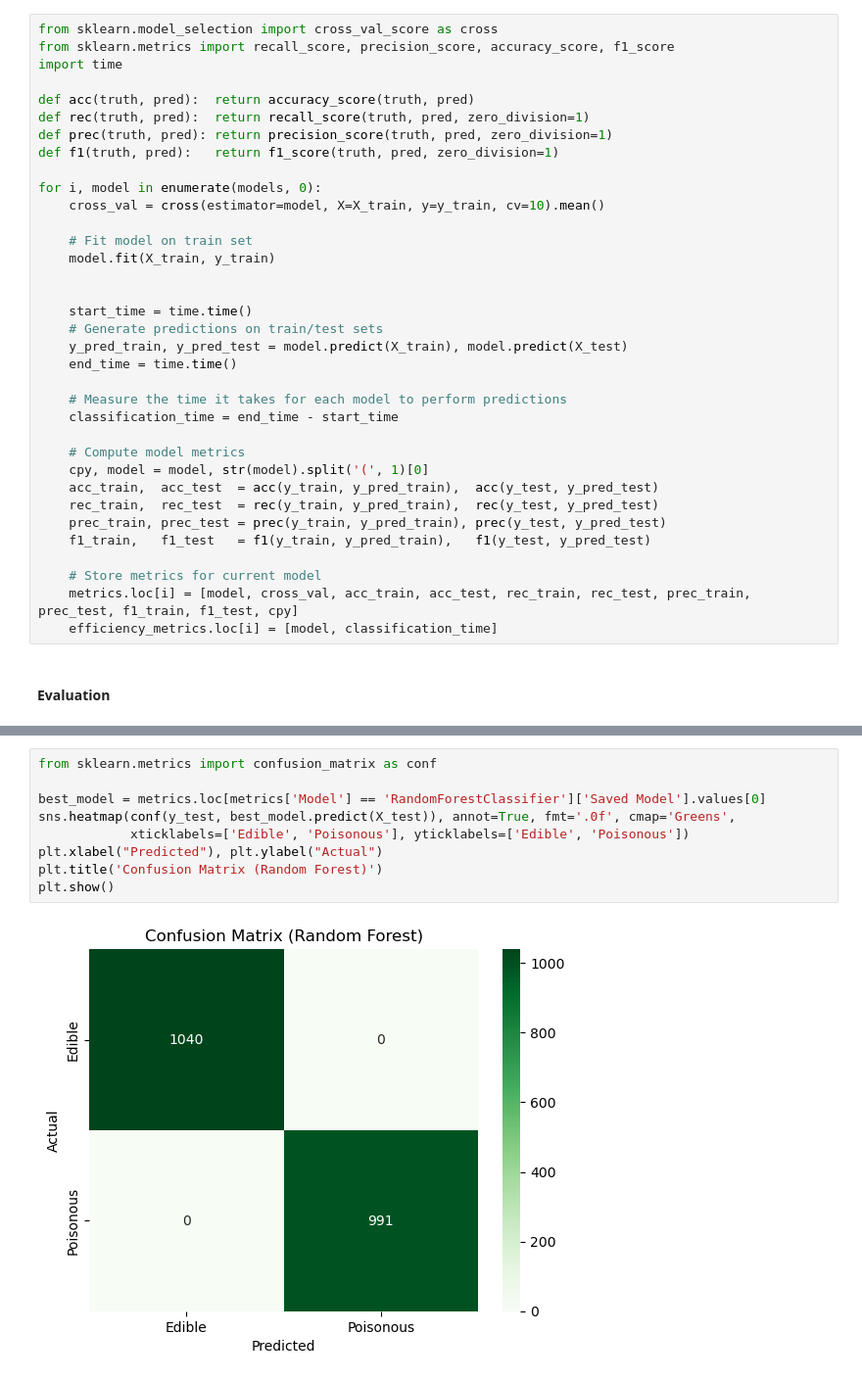
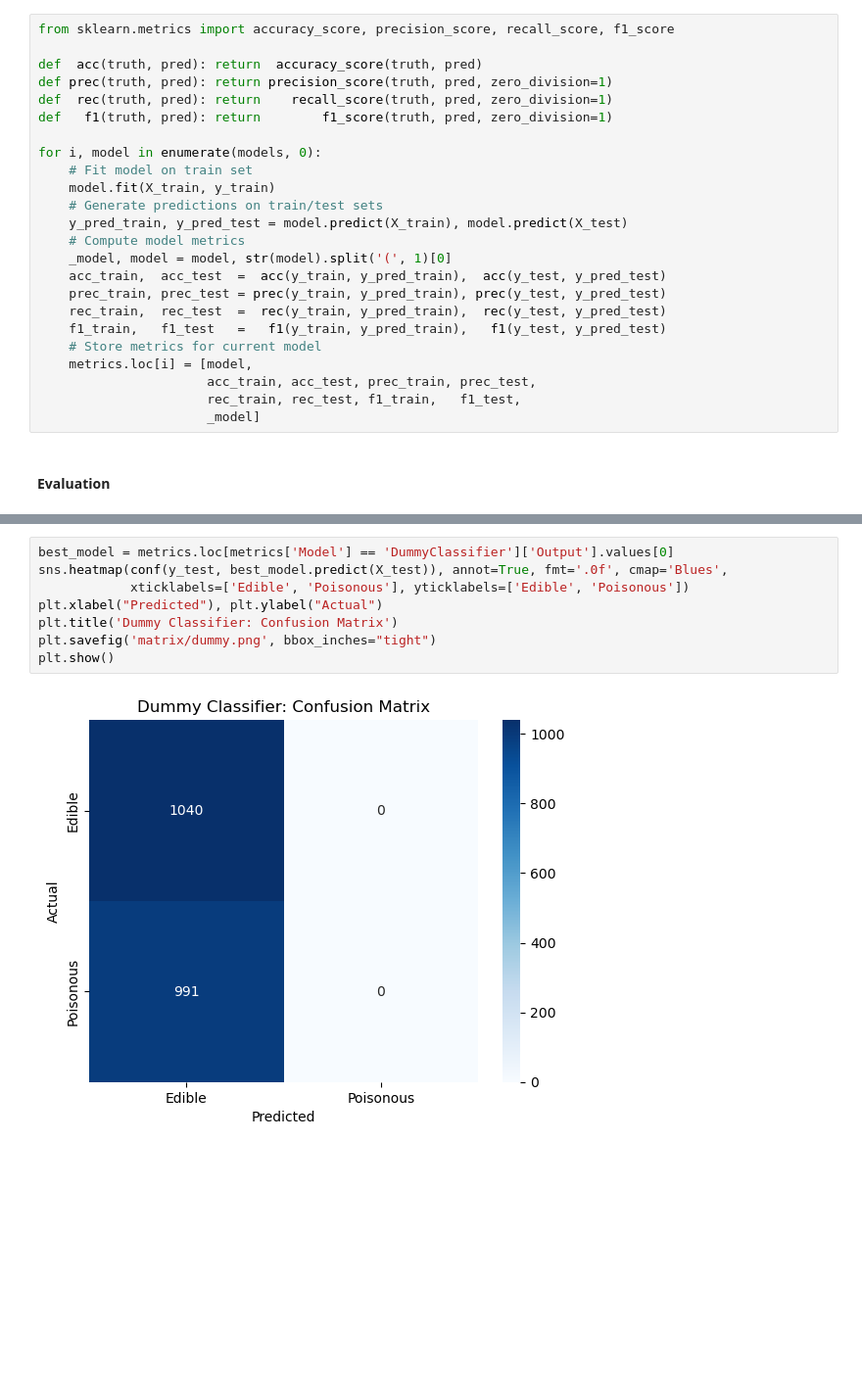
Before and after one commit to dharora/ECS171GroupProject, a Jupyter notebook: project.ipynb, the cells around one changed output, grey strips where cells are left out. Shown: that part at 98% size. Cells and saved outputs as stored; diff of their text form; blank space fills up the shorter version.

```diff
--- a/project.ipynb
+++ b/project.ipynb
@@ -248,37 +179,26 @@ efficiency_metrics = pd.DataFrame(columns=['Model', 'Classification Time'])
 # %%
-from sklearn.model_selection import cross_val_score as cross
-from sklearn.metrics import recall_score, precision_score, accuracy_score, f1_score
-import time
+from sklearn.metrics import accuracy_score, precision_score, recall_score, f1_score
 
-def acc(truth, pred):  return accuracy_score(truth, pred)
-def rec(truth, pred):  return recall_score(truth, pred, zero_division=1)
+def  acc(truth, pred): return  accuracy_score(truth, pred)
 def prec(truth, pred): return precision_score(truth, pred, zero_division=1)
-def f1(truth, pred):   return f1_score(truth, pred, zero_division=1)
+def  rec(truth, pred): return    recall_score(truth, pred, zero_division=1)
+def   f1(truth, pred): return        f1_score(truth, pred, zero_division=1)
 
 for i, model in enumerate(models, 0):
-    cross_val = cross(estimator=model, X=X_train, y=y_train, cv=10).mean()
-
     # Fit model on train set
     model.fit(X_train, y_train)
-
-
-    start_time = time.time()
     # Generate predictions on train/test sets
     y_pred_train, y_pred_test = model.predict(X_train), model.predict(X_test)
-    end_time = time.time()
-
-    # Measure the time it takes for each model to perform predictions
-    classification_time = end_time - start_time
-
     # Compute model metrics
-    cpy, model = model, str(model).split('(', 1)[0]
-    acc_train,  acc_test  = acc(y_train, y_pred_train),  acc(y_test, y_pred_test)
-    rec_train,  rec_test  = rec(y_train, y_pred_train),  rec(y_test, y_pred_test)
+    _model, model = model, str(model).split('(', 1)[0]
+    acc_train,  acc_test  =  acc(y_train, y_pred_train),  acc(y_test, y_pred_test)
     prec_train, prec_test = prec(y_train, y_pred_train), prec(y_test, y_pred_test)
-    f1_train,   f1_test   = f1(y_train, y_pred_train),   f1(y_test, y_pred_test)
-
+    rec_train,  rec_test  =  rec(y_train, y_pred_train),  rec(y_test, y_pred_test)
+    f1_train,   f1_test   =   f1(y_train, y_pred_train),   f1(y_test, y_pred_test)
     # Store metrics for current model
-    metrics.loc[i] = [model, cross_val, acc_train, acc_test, rec_train, rec_test, prec_train, prec_test, f1_train, f1_test, cpy]
-    efficiency_metrics.loc[i] = [model, classification_time]
+    metrics.loc[i] = [model,
+                      acc_train, acc_test, prec_train, prec_test,
+                      rec_train, rec_test, f1_train,   f1_test,
+                      _model]
 # %% [markdown]
 #### Evaluation
@@ -331,11 +231,10 @@ For this project, we will move forward with Random Forest.
 # %%
-from sklearn.metrics import confusion_matrix as conf
-
-best_model = metrics.loc[metrics['Model'] == 'RandomForestClassifier']['Saved Model'].values[0]
-sns.heatmap(conf(y_test, best_model.predict(X_test)), annot=True, fmt='.0f', cmap='Greens',
+best_model = metrics.loc[metrics['Model'] == 'DummyClassifier']['Output'].values[0]
+sns.heatmap(conf(y_test, best_model.predict(X_test)), annot=True, fmt='.0f', cmap='Blues',
             xticklabels=['Edible', 'Poisonous'], yticklabels=['Edible', 'Poisonous'])
 plt.xlabel("Predicted"), plt.ylabel("Actual")
-plt.title('Confusion Matrix (Random Forest)')
+plt.title('Dummy Classifier: Confusion Matrix')
+plt.savefig('matrix/dummy.png', bbox_inches="tight")
 plt.show()
 # %% [output]
-[figure, old version]
+[figure, new version]
```
Also changed, not shown: parts of 33 cells of this notebook.
